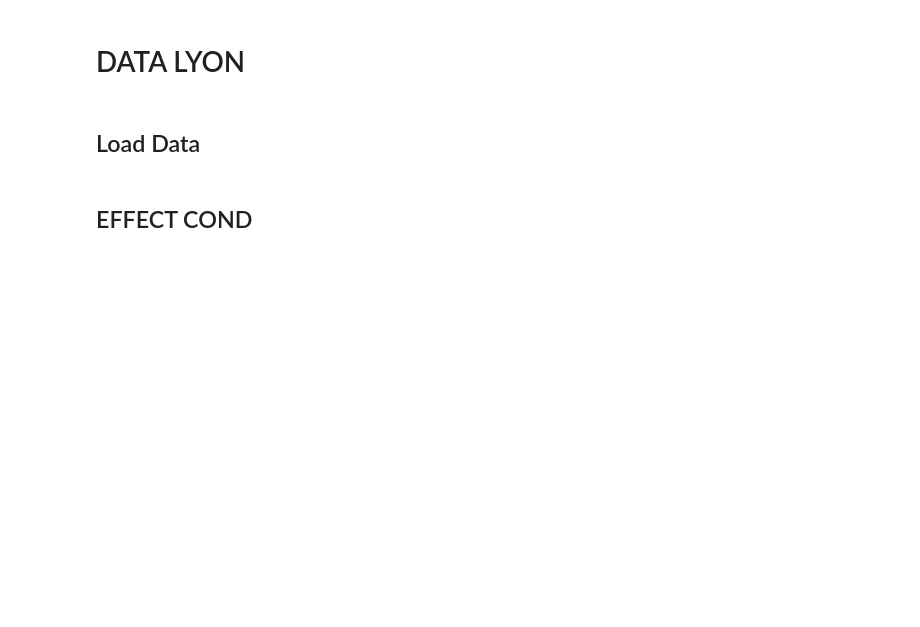
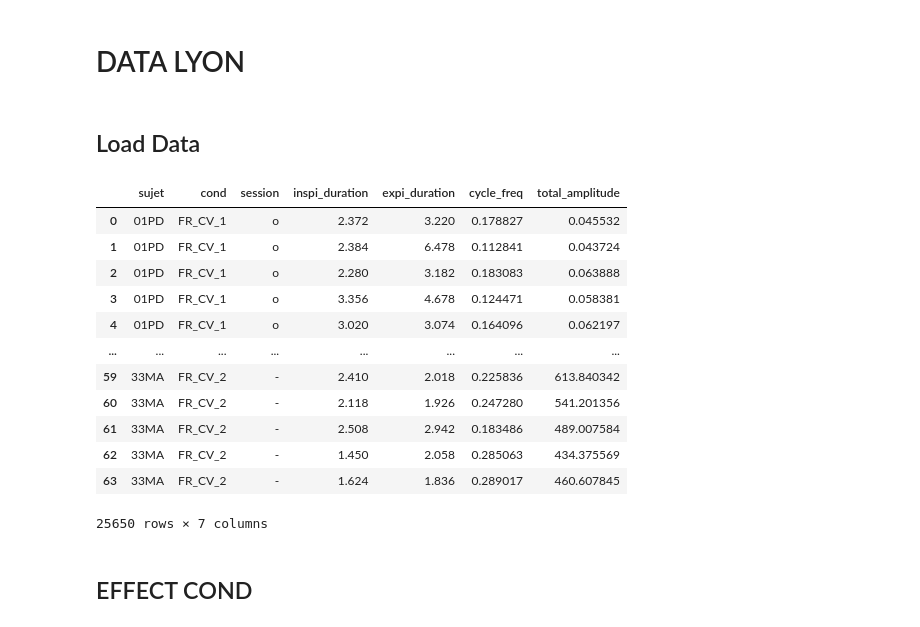
Before and after one commit to JulesGranget/Script_Python_EEG_Paris_git, a Jupyter notebook: n14_respi_analysis.ipynb, the cells around one changed output. Drawn from its saved outputs; the diff is of its cells as text; code cells hidden in the pictures; blank space fills up the shorter version.

```diff
--- a/n14_respi_analysis.ipynb
+++ b/n14_respi_analysis.ipynb
@@ -138,6 +143,22 @@ for sujet_i, sujet in enumerate(sujet_list):
                 df_allsujet = pd.concat((df_allsujet, df_i), axis=0)
 # %%
 df_allsujet = df_allsujet[['sujet', 'cond', 'session']+metric_list]
+# %%
+df_allsujet
+# %% [output]
+|  | sujet | cond | session | inspi_duration | expi_duration | cycle_freq | total_amplitude |
+| 0 | 01PD | FR_CV_1 | o | 2.372 | 3.220 | 0.178827 | 0.045532 |
+| 1 | 01PD | FR_CV_1 | o | 2.384 | 6.478 | 0.112841 | 0.043724 |
+| 2 | 01PD | FR_CV_1 | o | 2.280 | 3.182 | 0.183083 | 0.063888 |
+| 3 | 01PD | FR_CV_1 | o | 3.356 | 4.678 | 0.124471 | 0.058381 |
+| 4 | 01PD | FR_CV_1 | o | 3.020 | 3.074 | 0.164096 | 0.062197 |
+| ... | ... | ... | ... | ... | ... | ... | ... |
+| 59 | 33MA | FR_CV_2 | - | 2.410 | 2.018 | 0.225836 | 613.840342 |
+| 60 | 33MA | FR_CV_2 | - | 2.118 | 1.926 | 0.247280 | 541.201356 |
+| 61 | 33MA | FR_CV_2 | - | 2.508 | 2.942 | 0.183486 | 489.007584 |
+| 62 | 33MA | FR_CV_2 | - | 1.450 | 2.058 | 0.285063 | 434.375569 |
+| 63 | 33MA | FR_CV_2 | - | 1.624 | 1.836 | 0.289017 | 460.607845 |
+25650 rows × 7 columns
 # %% [markdown]
 ## EFFECT COND
 # %%
```
Also changed, not shown: parts of 7 cells of this notebook, 8 other files.
